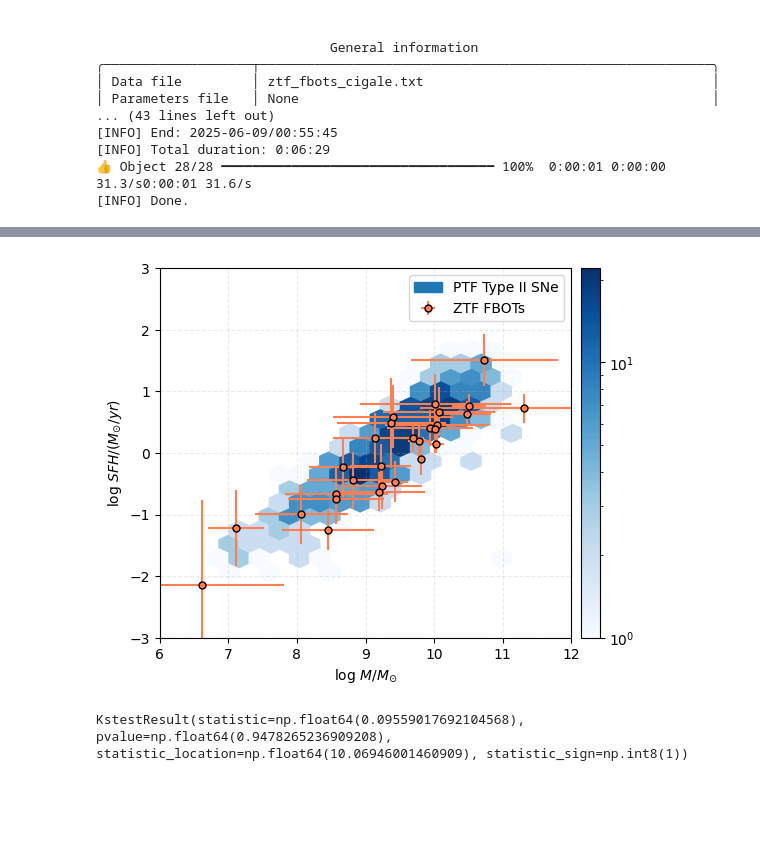
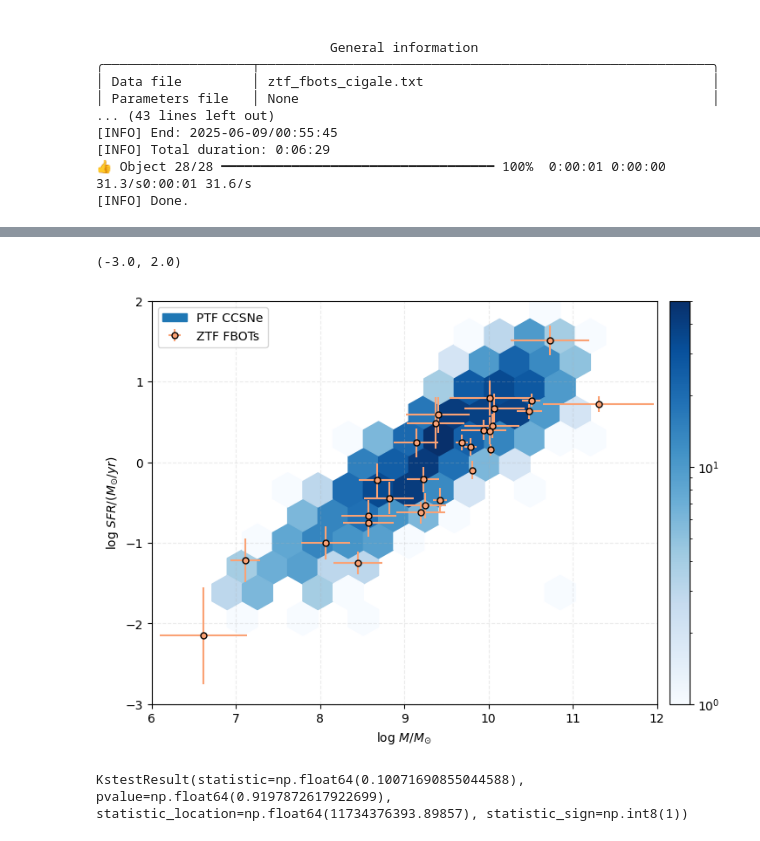
Before and after one commit to aswinsuresh24/sne_hosts, a Jupyter notebook: hosts.ipynb, the cells around one changed output, grey strips where cells are left out. Cells and saved outputs as stored; diff of their text form; code cells hidden in the pictures; blank space fills up the shorter version.

Commit message:
save results and correct errorbars

```diff
--- a/hosts.ipynb
+++ b/hosts.ipynb
@@ -365,0 +316,3 @@ plt.show()
+# %%
+sne_results, sne_obs = create_results_table(['ptfIIsne', 'ptfIbcsne', 'ptfnarrowsne', 'ptfslsne'], '.', type=redshifts, overwrite=True)
+fbot_results, fbot_obs = create_results_table(['ztffbots'], '.', type='FBOT', overwrite=True)
@@ -366,20 +364,23 @@ plt.show()
 # %%
-plt.errorbar(subtable_fbots['log_stellar_mass'], subtable_fbots['log_sfh'], yerr = subtable_fbots['log_stellar_mass_err'],
-             xerr = subtable_fbots['log_sfh_err'], marker = 'o', markerfacecolor = 'coral', markeredgecolor = 'black',
-             ecolor = 'coral', markersize = 5, linestyle = 'none', label = 'ZTF FBOTs')
-plt.hexbin(subtable_ii['log_stellar_mass'], subtable_ii['log_sfh'], gridsize = 15, cmap = 'Blues', norm='log', label = 'PTF Type II SNe')
-plt.colorbar(pad = 0.02)
-plt.grid(alpha = 0.25, linestyle = '--')
-plt.xlabel(r'log $M/M_{\odot}$')
-plt.ylabel(r'log $SFH/(M_{\odot}/yr)$')
-plt.legend()
-plt.xlim(6, 12)
-plt.ylim(-3, 3)
-plt.show()
+fig, ax = plt.subplots(1, 1, figsize = (9, 6))
+ax.errorbar(np.log10(fbot_results['bayes.stellar.m_star']), np.log10(fbot_results['bayes.sfh.sfr']),
+            yerr = fbot_results['bayes.stellar.m_star_err']/fbot_results['bayes.stellar.m_star']/np.log(10),
+            xerr = fbot_results['bayes.sfh.sfr_err']/fbot_results['bayes.sfh.sfr']/np.log(10),
+            marker = 'o', markerfacecolor = "#faa275", markeredgecolor = 'black',
+            ecolor = '#faa275', markersize = 5, linestyle = 'none', label = 'ZTF FBOTs')
+im_ = ax.hexbin(np.log10(sne_results['bayes.stellar.m_star']), np.log10(sne_results['bayes.sfh.sfr']), gridsize = 15, cmap = 'Blues', norm='log', label = 'PTF CCSNe')
+fig.colorbar(im_, pad = 0.02)
+ax.grid(alpha = 0.25, linestyle = '--')
+ax.set_xlabel(r'log $M/M_{\odot}$')
+ax.set_ylabel(r'log $SFR/(M_{\odot}/yr)$')
+ax.legend()
+ax.set_xlim(6, 12)
+ax.set_ylim(-3, 2)
 # %% [output]
+(-3.0, 2.0)
-[figure, old version]
+[figure, new version]
 # %%
 from scipy.stats import kstest
-kstest(subtable_fbots['log_stellar_mass'], subtable_ii['log_stellar_mass'])
+kstest(fbot_results['bayes.stellar.m_star'], sne_results['bayes.stellar.m_star'])
 # %% [output]
-KstestResult(statistic=np.float64(0.09559017692104568), pvalue=np.float64(0.9478265236909208), statistic_location=np.float64(10.06946001460909), statistic_sign=np.int8(1))
+KstestResult(statistic=np.float64(0.10071690855044588), pvalue=np.float64(0.9197872617922699), statistic_location=np.float64(11734376393.89857), statistic_sign=np.int8(1))
```
Also changed, not shown: parts of 13 cells of this notebook, 4 other files.
